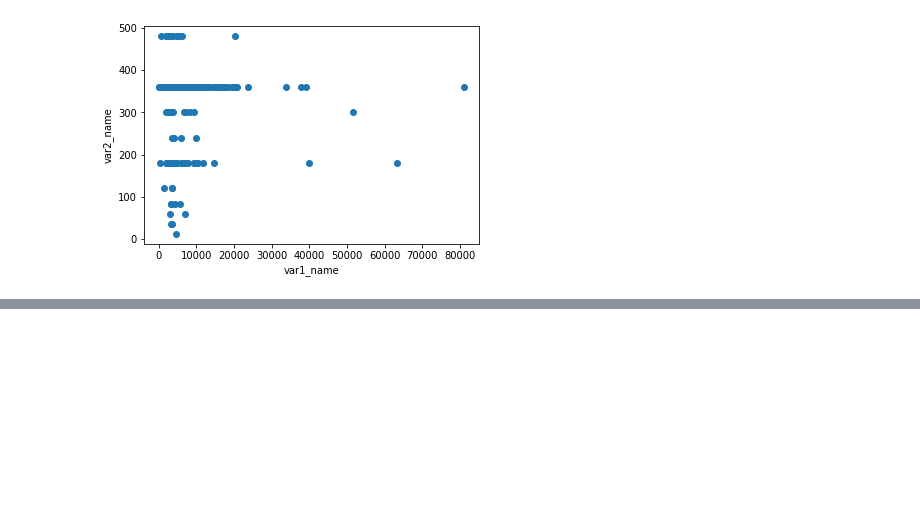
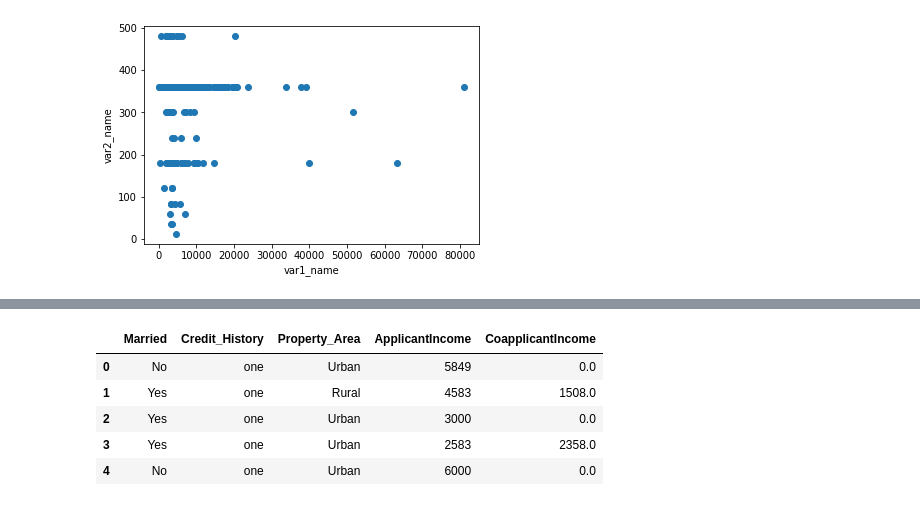
Before and after one commit to NabilBis/Loan-Prediction, a Jupyter notebook: Loan Prediction.ipynb, the cells around one changed output, grey strips where cells are left out. Drawn from its saved outputs; the diff is of its cells as text; code cells hidden in the pictures; blank space fills up the shorter version.

```diff
--- a/Loan Prediction.ipynb
+++ b/Loan Prediction.ipynb
@@ -964,0 +994,11 @@ from sklearn.linear_model import LinearRegression
+# %%
+best_features = null_data[['Married', 'Credit_History', 'Property_Area', 'ApplicantIncome', 'CoapplicantIncome']]
+# %%
+best_features.head()
+# %% [output]
+|  | Married | Credit_History | Property_Area | ApplicantIncome | CoapplicantIncome |
+| 0 | No | one | Urban | 5849 | 0.0 |
+| 1 | Yes | one | Rural | 4583 | 1508.0 |
+| 2 | Yes | one | Urban | 3000 | 0.0 |
+| 3 | Yes | one | Urban | 2583 | 2358.0 |
+| 4 | No | one | Urban | 6000 | 0.0 |
```
Also changed, not shown: parts of 33 cells of this notebook.
